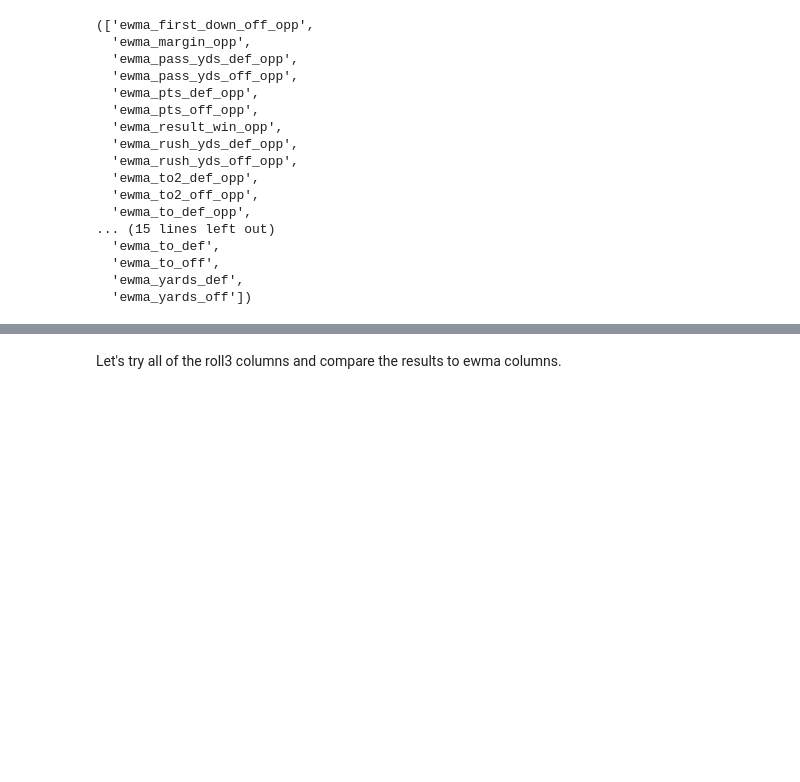
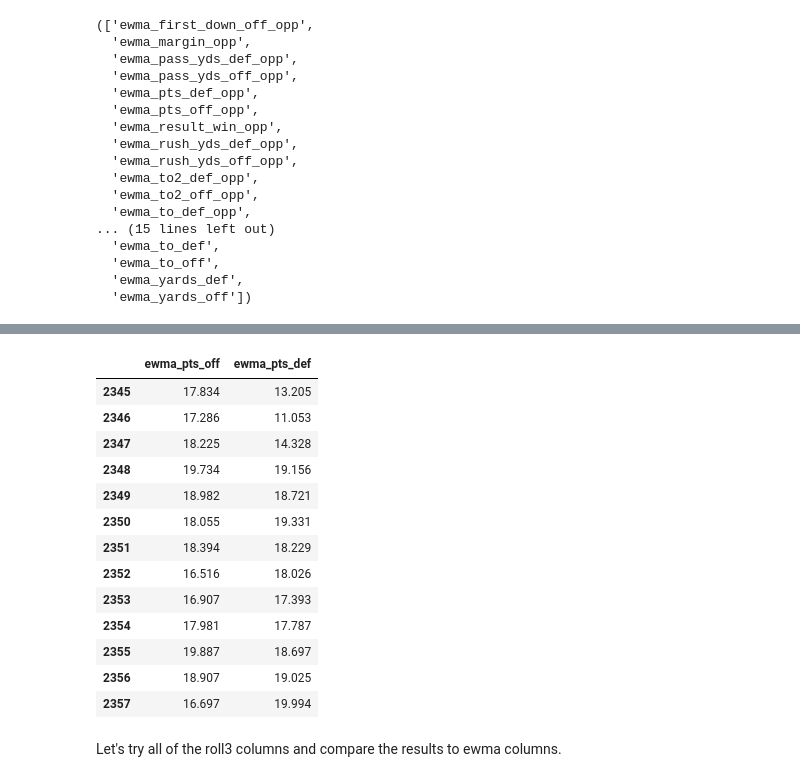
Before and after one commit to edubu2/metis-project2, a Jupyter notebook: code/feature_engineering.ipynb, the cells around one changed output, grey strips where cells are left out. Saved outputs shown, nothing was run; the diff lists cells and outputs as text; code cells hidden in the pictures; blank space fills up the shorter version.

```diff
--- a/code/feature_engineering.ipynb
+++ b/code/feature_engineering.ipynb
@@ -218,3 +238,21 @@ def split_and_validate(X, y):
+# %%
+mask = game_df['team_year'] == 'chi-2019'
+game_df[mask][['ewma_pts_off', 'ewma_pts_def']]
+# %% [output]
+|  | ewma_pts_off | ewma_pts_def |
+| 2345 | 17.834 | 13.205 |
+| 2346 | 17.286 | 11.053 |
+| 2347 | 18.225 | 14.328 |
+| 2348 | 19.734 | 19.156 |
+| 2349 | 18.982 | 18.721 |
+| 2350 | 18.055 | 19.331 |
+| 2351 | 18.394 | 18.229 |
+| 2352 | 16.516 | 18.026 |
+| 2353 | 16.907 | 17.393 |
+| 2354 | 17.981 | 17.787 |
+| 2355 | 19.887 | 18.697 |
+| 2356 | 18.907 | 19.025 |
+| 2357 | 16.697 | 19.994 |
 # %% [markdown]
 Let's try all of the roll3 columns and compare the results to ewma columns.
 # %%
```
Also changed, not shown: parts of 18 cells of this notebook, 3 other files.
